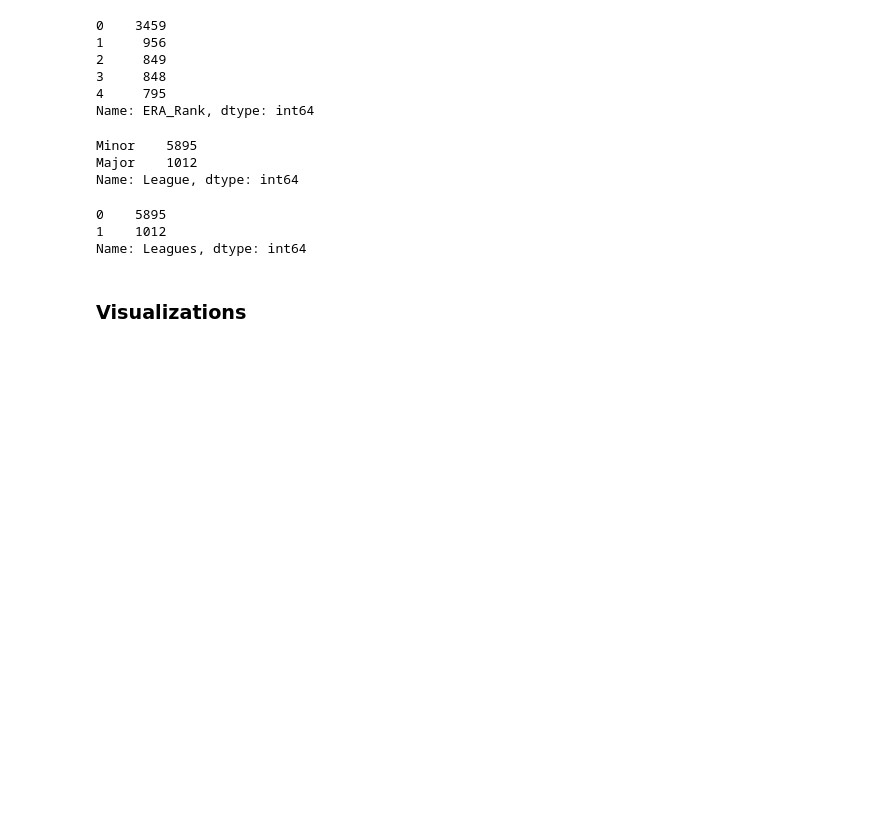
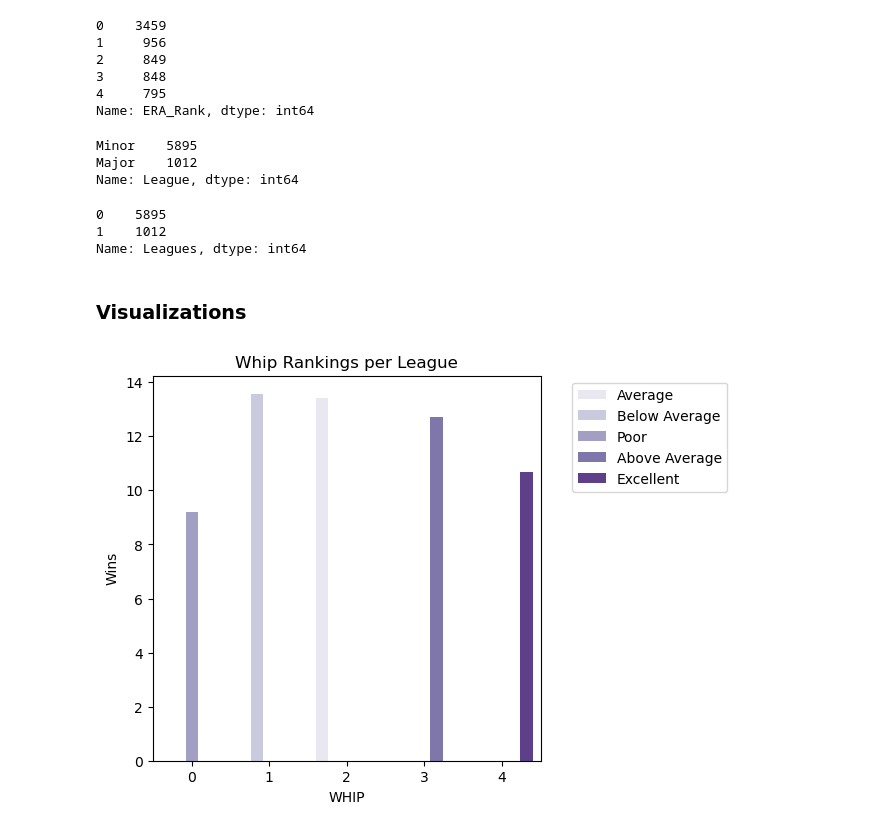
Before and after one commit to Kellyajara/MLB-MiLB-Classification, a Jupyter notebook: EDA .ipynb, the cells around one changed output. Saved outputs shown, nothing was run; the diff lists cells and outputs as text; code cells hidden in the pictures; blank space fills up the shorter version.

Commit message:
Adding visuals to EDA notebook

```diff
--- a/EDA .ipynb
+++ b/EDA .ipynb
@@ -314,2 +312,18 @@ Pitchers.to_csv('Pitchers_df.csv')
 # %% [markdown]
 ### Visualizations
+# %%
+plt.figure(figsize=(5,5))
+ax = sns.barplot(data = Pitchers, x = 'WHIP_Rank', y = 'W',hue = 'WHIP Rank' ,palette = 'Purples', ci=None)
+
+ax.set_title('Whip Rankings per League')
+ax.set_xlabel('WHIP')
+ax.set_ylabel('Wins')
+
+plt.yticks([0,2,4,6,8,10,12,14])
+plt.xticks([0,1,2,3,4])
+
+plt.legend(loc='upper right', bbox_to_anchor = (1.5,1))
+
+plt.show()
+# %% [output]
+[figure, added]
```
Also changed, not shown: parts of 2 cells of this notebook.
